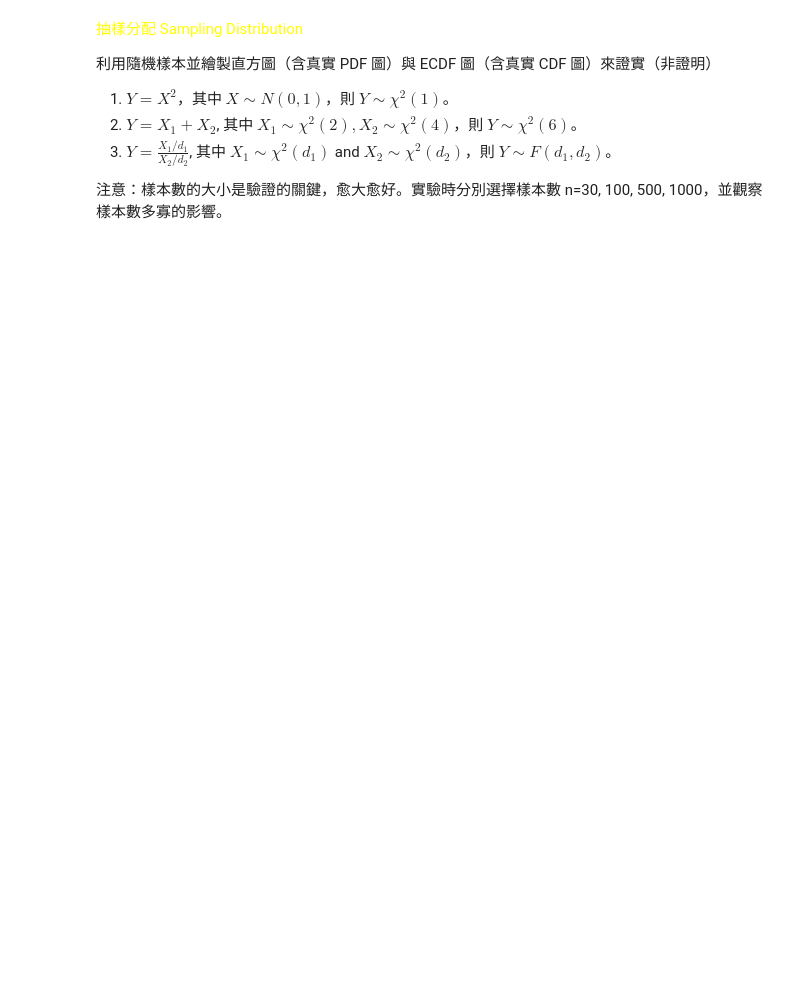
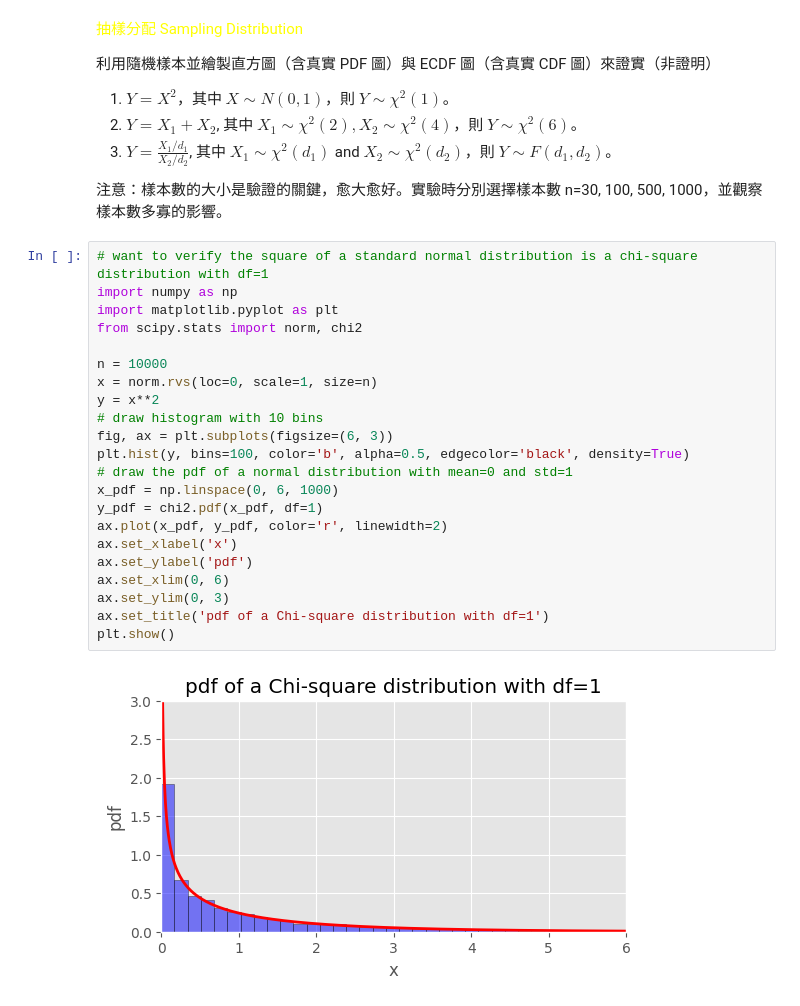
Before and after one commit to ntpuccw/InClassCoding, a Jupyter notebook: gar0923.ipynb, the cells around one changed output. Drawn from its saved outputs; the diff is of its cells as text; blank space fills up the shorter version.

```diff
--- a/gar0923.ipynb
+++ b/gar0923.ipynb
@@ -154,3 +228,27 @@ plt.show()
 1. $Y = \frac{X_1/d_1}{X_2/d_2}$, 其中 $X_1 \sim \chi^2(d_1)$ and $X_2 \sim \chi^2(d_2)$，則 $Y \sim F(d_1, d_2)$。
 
 注意：樣本數的大小是驗證的關鍵，愈大愈好。實驗時分別選擇樣本數 n=30, 100, 500, 1000，並觀察樣本數多寡的影響。
+# %%
+# want to verify the square of a standard normal distribution is a chi-square distribution with df=1
+import numpy as np
+import matplotlib.pyplot as plt
+from scipy.stats import norm, chi2
+
+n = 10000
+x = norm.rvs(loc=0, scale=1, size=n)
+y = x**2
+# draw histogram with 10 bins
+fig, ax = plt.subplots(figsize=(6, 3))
+plt.hist(y, bins=100, color='b', alpha=0.5, edgecolor='black', density=True)
+# draw the pdf of a normal distribution with mean=0 and std=1
+x_pdf = np.linspace(0, 6, 1000)
+y_pdf = chi2.pdf(x_pdf, df=1)
+ax.plot(x_pdf, y_pdf, color='r', linewidth=2)
+ax.set_xlabel('x')
+ax.set_ylabel('pdf')
+ax.set_xlim(0, 6)
+ax.set_ylim(0, 3)
+ax.set_title('pdf of a Chi-square distribution with df=1')
+plt.show()
+# %% [output]
+[figure, added]
```
Also changed, not shown: parts of 3 cells of this notebook.
